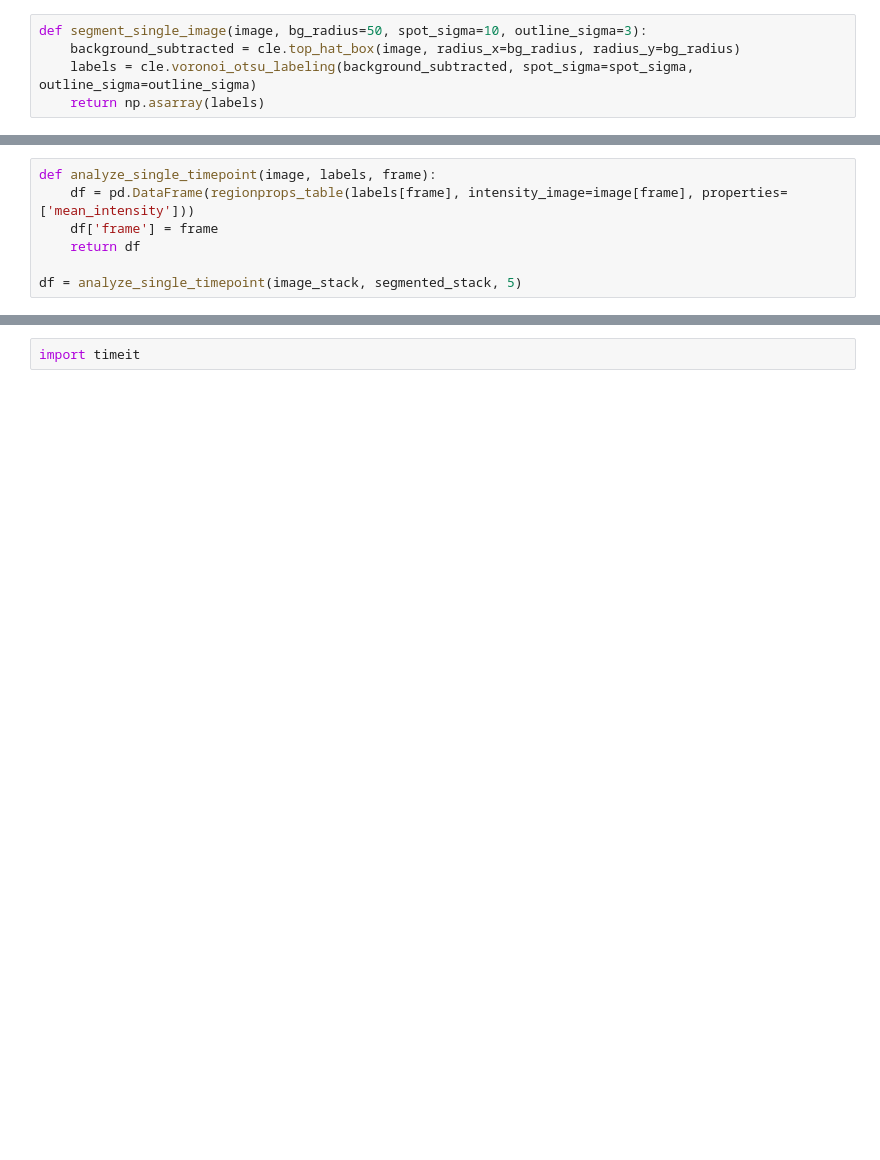
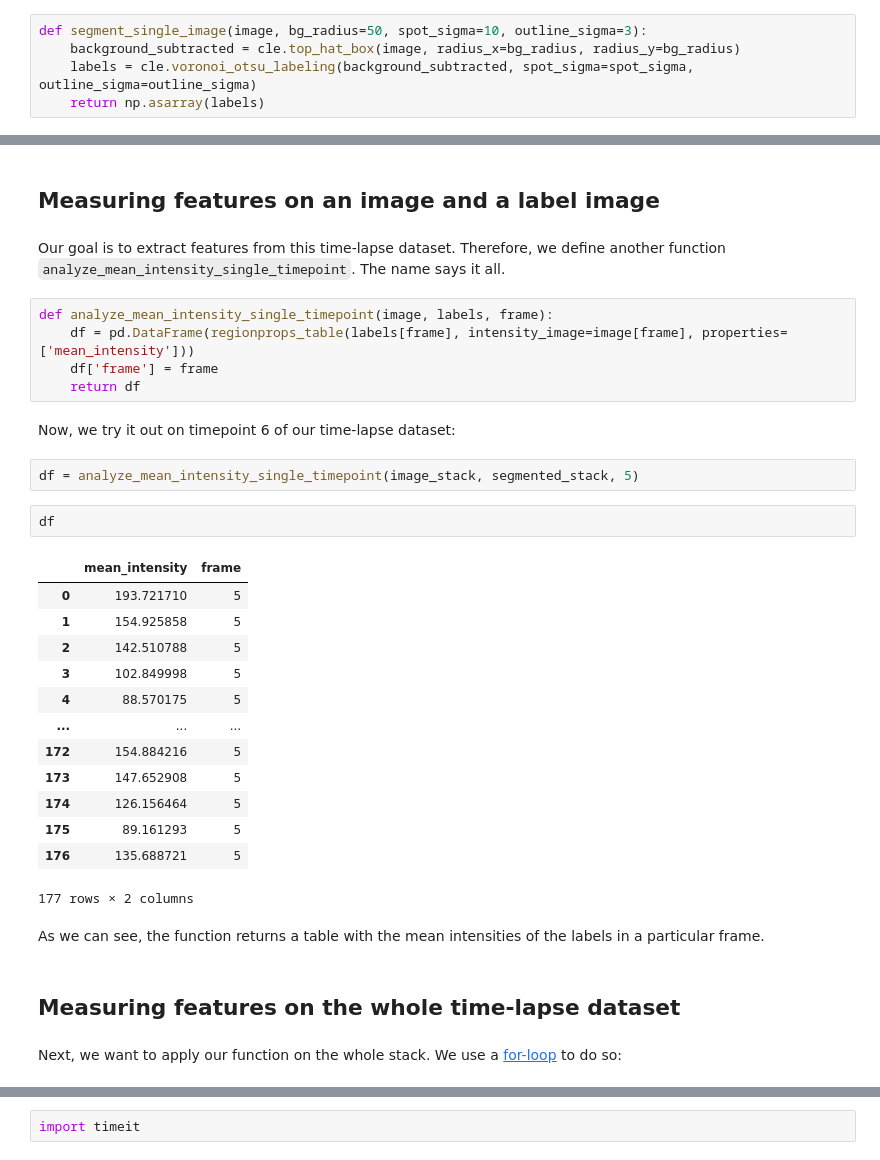
Before and after one commit to haesleinhuepf/BioImageAnalysisNotebooks, a Jupyter notebook: docs/34_timelapse_analysis/intensity_over_time.ipynb, the cells around one changed output, grey strips where cells are left out. Saved outputs shown, nothing was run; the diff lists cells and outputs as text; blank space fills up the shorter version.

```diff
--- a/docs/34_timelapse_analysis/intensity_over_time.ipynb
+++ b/docs/34_timelapse_analysis/intensity_over_time.ipynb
@@ -44,7 +67,0 @@ VBox(children=(HBox(children=(VBox(children=(ImageWidget(height=360, width=360),
-# %%
-def analyze_single_timepoint(image, labels, frame):
-    df = pd.DataFrame(regionprops_table(labels[frame], intensity_image=image[frame], properties=['mean_intensity']))
-    df['frame'] = frame
-    return df
-
-df = analyze_single_timepoint(image_stack, segmented_stack, 5)
@@ -51,2 +70,38 @@ df = analyze_single_timepoint(image_stack, segmented_stack, 5)
+# %% [markdown]
+## Measuring features on an image and a label image
+# %% [markdown]
+Our goal is to extract features from this time-lapse dataset.
+Therefore, we define another function `analyze_mean_intensity_single_timepoint`. The name says it all.
+# %%
+def analyze_mean_intensity_single_timepoint(image, labels, frame):
+    df = pd.DataFrame(regionprops_table(labels[frame], intensity_image=image[frame], properties=['mean_intensity']))
+    df['frame'] = frame
+    return df
+# %% [markdown]
+Now, we try it out on timepoint 6 of our time-lapse dataset:
+# %%
+df = analyze_mean_intensity_single_timepoint(image_stack, segmented_stack, 5)
+# %%
+df
+# %% [output]
+|  | mean_intensity | frame |
+| 0 | 193.721710 | 5 |
+| 1 | 154.925858 | 5 |
+| 2 | 142.510788 | 5 |
+| 3 | 102.849998 | 5 |
+| 4 | 88.570175 | 5 |
+| ... | ... | ... |
+| 172 | 154.884216 | 5 |
+| 173 | 147.652908 | 5 |
+| 174 | 126.156464 | 5 |
+| 175 | 89.161293 | 5 |
+| 176 | 135.688721 | 5 |
+177 rows × 2 columns
+# %% [markdown]
+As we can see, the function returns a table with the mean intensities of the labels in a particular frame.
+# %% [markdown]
+## Measuring features on the whole time-lapse dataset
+# %% [markdown]
+Next, we want to apply our function on the whole stack. We use a [for-loop](https://haesleinhuepf.github.io/BioImageAnalysisNotebooks/02_python_basics/08_loops.html) to do so:
 # %%
 num_frames = image_stack.shape[0]
```
Also changed, not shown: parts of 38 cells of this notebook.
